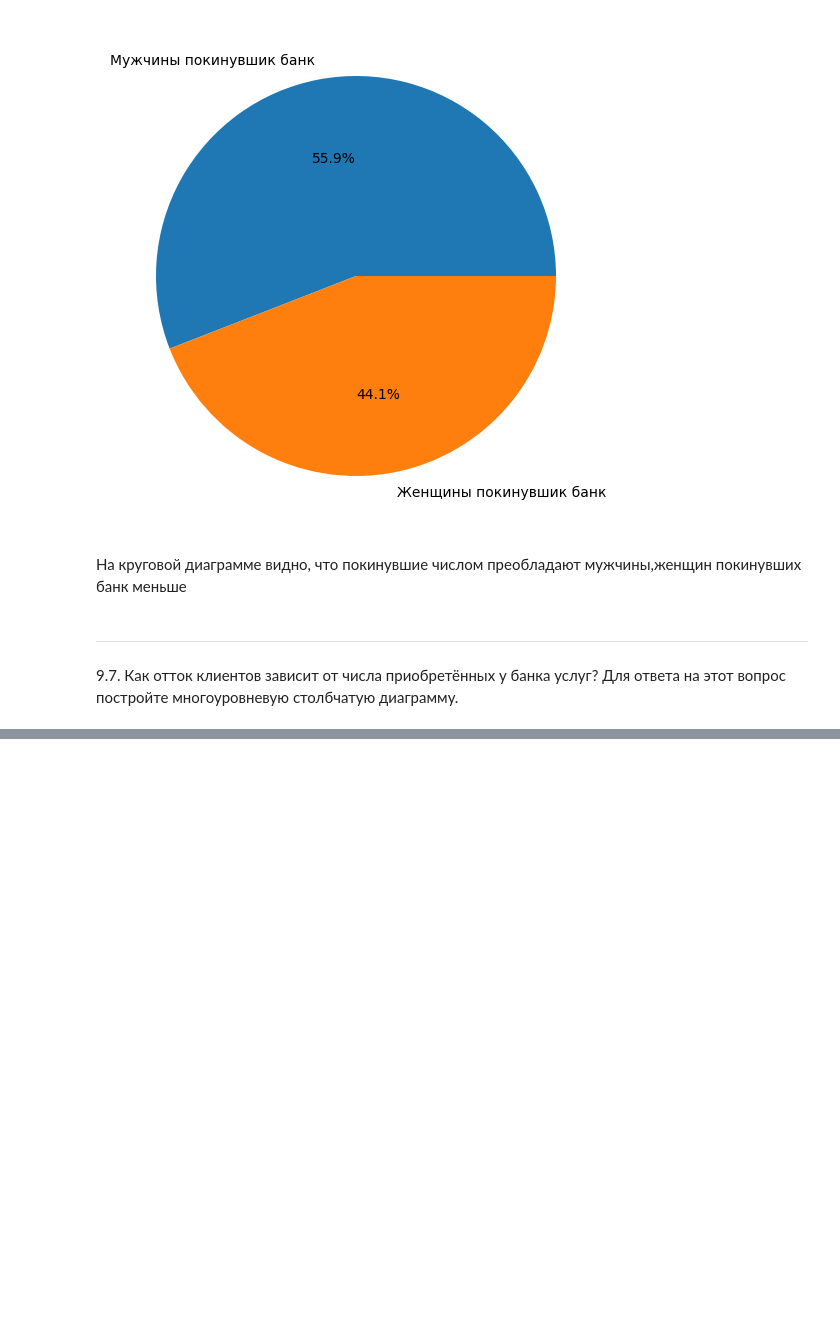
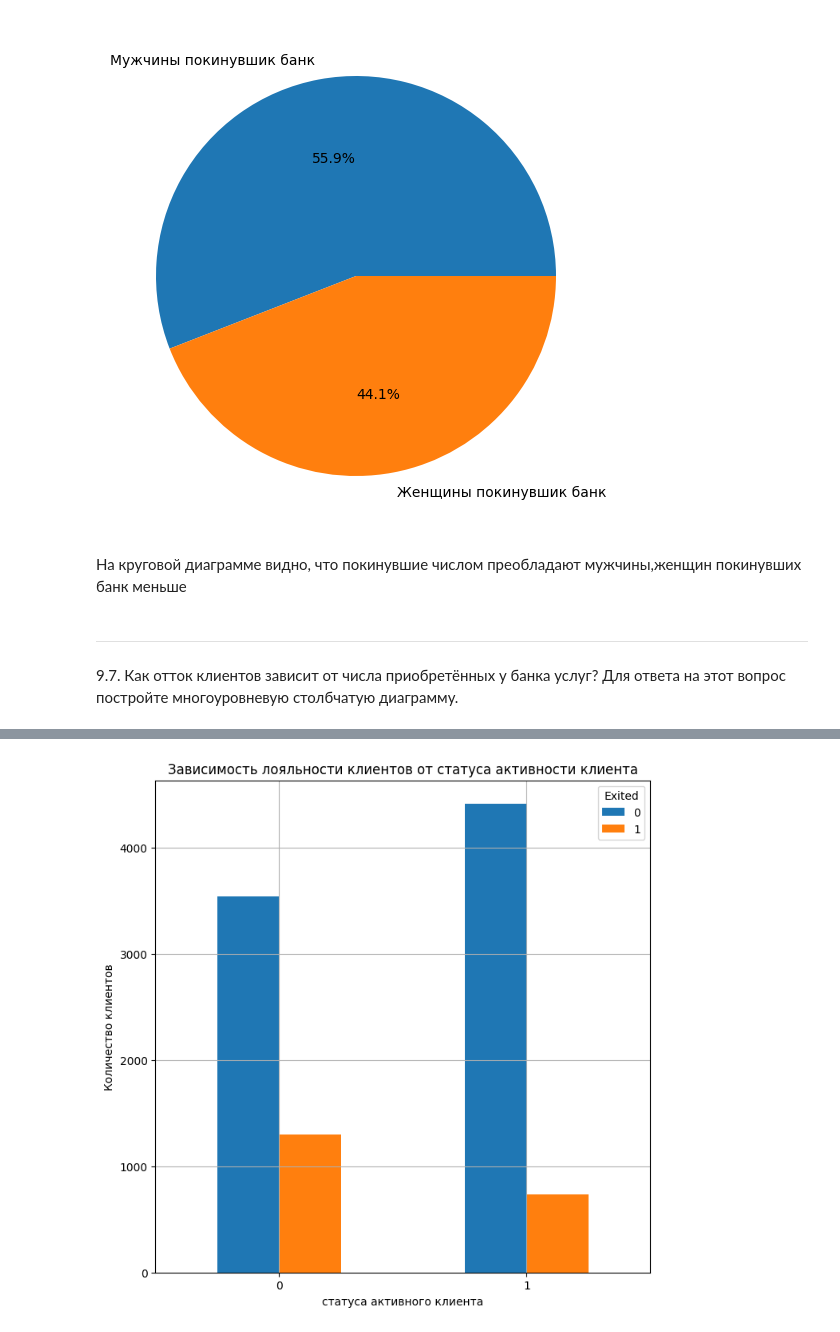
Before and after one commit to Gor36/Final_task_2, a Jupyter notebook: Task_2.ipynb, the cells around one changed output, grey strips where cells are left out. Cells and saved outputs as stored; diff of their text form; code cells hidden in the pictures; blank space fills up the shorter version.

```diff
--- a/Task_2.ipynb
+++ b/Task_2.ipynb
@@ -320,0 +321,20 @@ exefer.pie(
+# %%
+churn_pivot_active = churn_data.pivot_table(
+    values='CustomerId',
+    index='IsActiveMember',
+    columns='Exited',
+    aggfunc='count'
+)
+
+fig_8, axes_8= plt.subplots(figsize=(8, 8))
+churn_pivot_active.plot(
+   kind='bar',
+   ax=axes_8
+)
+axes_8.set_title('Зависимость лояльности клиентов от статуса активности клиента')
+axes_8.set_xlabel('статуса активного клиента')
+axes_8.set_ylabel('Количество клиентов')
+axes_8.tick_params(axis='x', labelrotation = 0)
+axes_8.grid()
+# %% [output]
+[figure, added]
```
Also changed, not shown: parts of 14 cells of this notebook.
